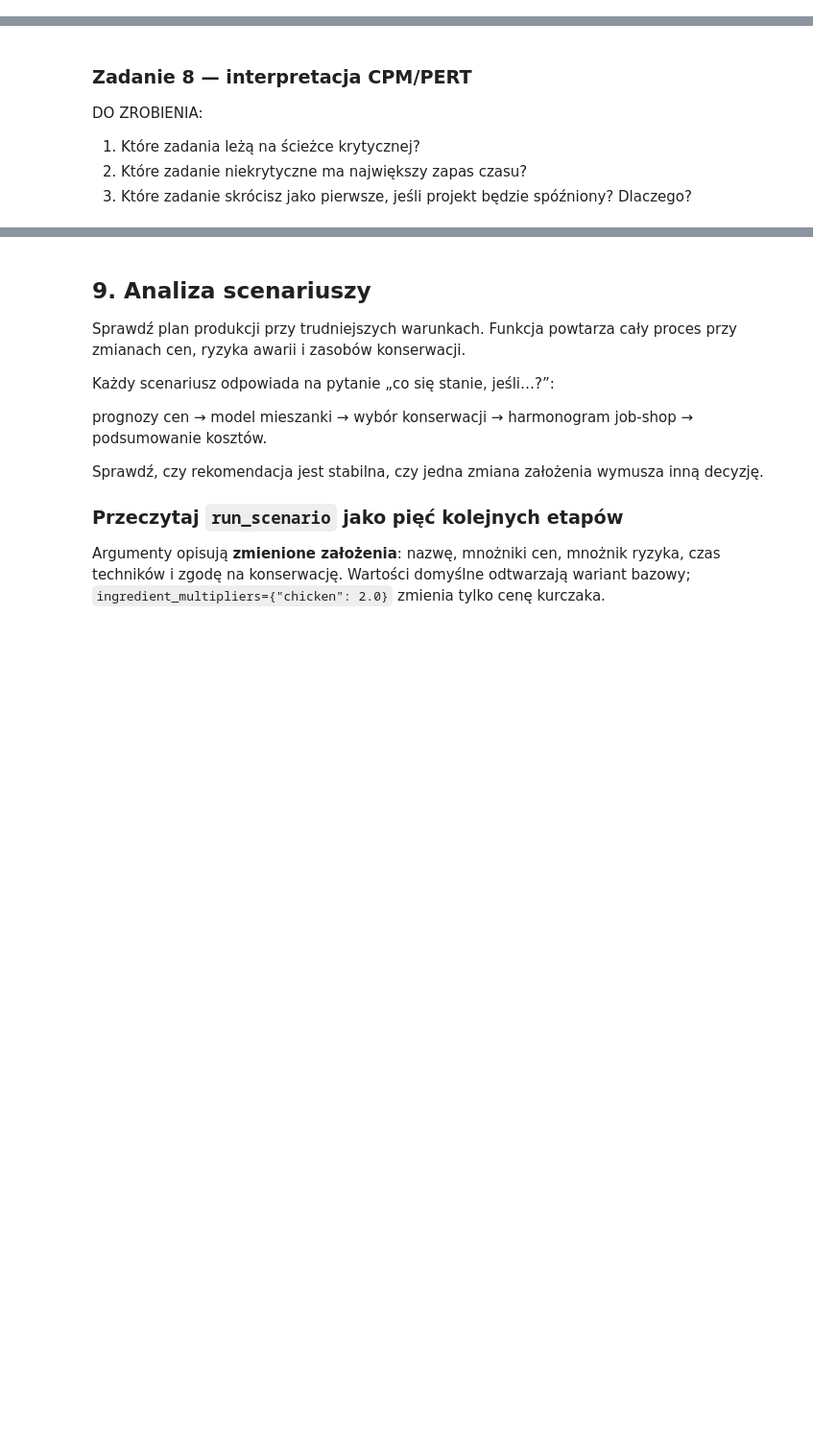
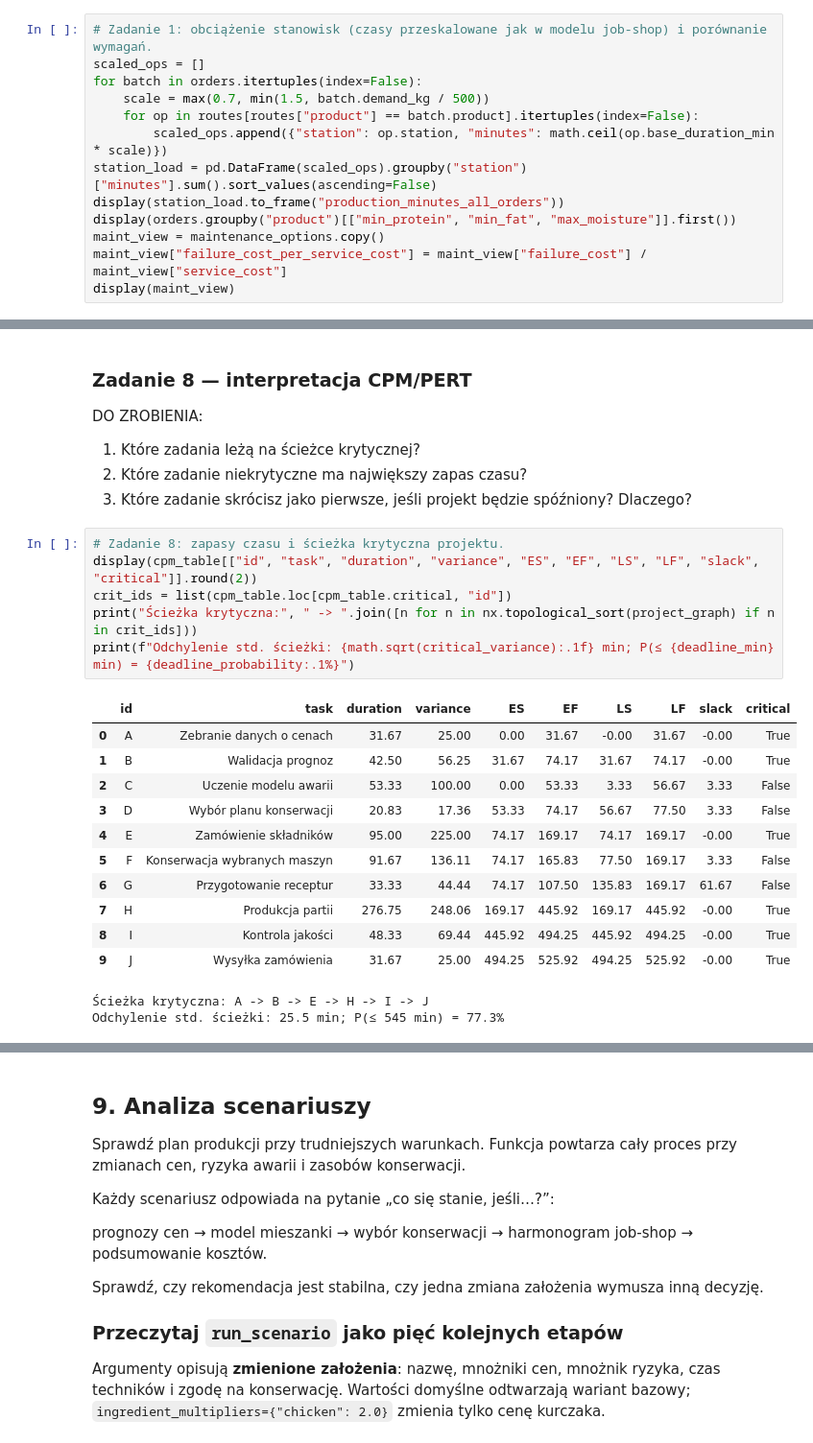
Before and after one commit to Damian-Swaczyna/cpp, a Jupyter notebook: pl/lab_auto_6.ipynb, the cells around one changed output, grey strips where cells are left out. Shown at 96% size. Drawn from its saved outputs; the diff is of its cells as text; blank space fills up the shorter version.

```diff
--- a/pl/lab_auto_6.ipynb
+++ b/pl/lab_auto_6.ipynb
@@ -245,3 +238,16 @@ Odpowiedz przed budową modelu:
 1. Które stanowisko może być wąskim gardłem?
 2. Który produkt ma bardziej wymagające ograniczenia składu?
 3. Która konserwacja wydaje się kosztowna, ale może przynieść dużą korzyść?
+# %%
+# Zadanie 1: obciążenie stanowisk (czasy przeskalowane jak w modelu job-shop) i porównanie wymagań.
+scaled_ops = []
+for batch in orders.itertuples(index=False):
+    scale = max(0.7, min(1.5, batch.demand_kg / 500))
+    for op in routes[routes["product"] == batch.product].itertuples(index=False):
+        scaled_ops.append({"station": op.station, "minutes": math.ceil(op.base_duration_min * scale)})
+station_load = pd.DataFrame(scaled_ops).groupby("station")["minutes"].sum().sort_values(ascending=False)
+display(station_load.to_frame("production_minutes_all_orders"))
+display(orders.groupby("product")[["min_protein", "min_fat", "max_moisture"]].first())
+maint_view = maintenance_options.copy()
+maint_view["failure_cost_per_service_cost"] = maint_view["failure_cost"] / maint_view["service_cost"]
+display(maint_view)
@@ -1675,3 +2039,23 @@ DO ZROBIENIA:
 1. Które zadania leżą na ścieżce krytycznej?
 2. Które zadanie niekrytyczne ma największy zapas czasu?
 3. Które zadanie skrócisz jako pierwsze, jeśli projekt będzie spóźniony? Dlaczego?
+# %%
+# Zadanie 8: zapasy czasu i ścieżka krytyczna projektu.
+display(cpm_table[["id", "task", "duration", "variance", "ES", "EF", "LS", "LF", "slack", "critical"]].round(2))
+crit_ids = list(cpm_table.loc[cpm_table.critical, "id"])
+print("Ścieżka krytyczna:", " -> ".join([n for n in nx.topological_sort(project_graph) if n in crit_ids]))
+print(f"Odchylenie std. ścieżki: {math.sqrt(critical_variance):.1f} min; P(≤ {deadline_min} min) = {deadline_probability:.1%}")
+# %% [output]
+|  | id | task | duration | variance | ES | EF | LS | LF | slack | critical |
+| 0 | A | Zebranie danych o cenach | 31.67 | 25.00 | 0.00 | 31.67 | -0.00 | 31.67 | -0.00 | True |
+| 1 | B | Walidacja prognoz | 42.50 | 56.25 | 31.67 | 74.17 | 31.67 | 74.17 | -0.00 | True |
+| 2 | C | Uczenie modelu awarii | 53.33 | 100.00 | 0.00 | 53.33 | 3.33 | 56.67 | 3.33 | False |
+| 3 | D | Wybór planu konserwacji | 20.83 | 17.36 | 53.33 | 74.17 | 56.67 | 77.50 | 3.33 | False |
+| 4 | E | Zamówienie składników | 95.00 | 225.00 | 74.17 | 169.17 | 74.17 | 169.17 | -0.00 | True |
+| 5 | F | Konserwacja wybranych maszyn | 91.67 | 136.11 | 74.17 | 165.83 | 77.50 | 169.17 | 3.33 | False |
+| 6 | G | Przygotowanie receptur | 33.33 | 44.44 | 74.17 | 107.50 | 135.83 | 169.17 | 61.67 | False |
+| 7 | H | Produkcja partii | 276.75 | 248.06 | 169.17 | 445.92 | 169.17 | 445.92 | -0.00 | True |
+| 8 | I | Kontrola jakości | 48.33 | 69.44 | 445.92 | 494.25 | 445.92 | 494.25 | -0.00 | True |
+| 9 | J | Wysyłka zamówienia | 31.67 | 25.00 | 494.25 | 525.92 | 494.25 | 525.92 | -0.00 | True |
+Ścieżka krytyczna: A -> B -> E -> H -> I -> J
+Odchylenie std. ścieżki: 25.5 min; P(≤ 545 min) = 77.3%
```
Also changed, not shown: parts of 37 cells of this notebook.
